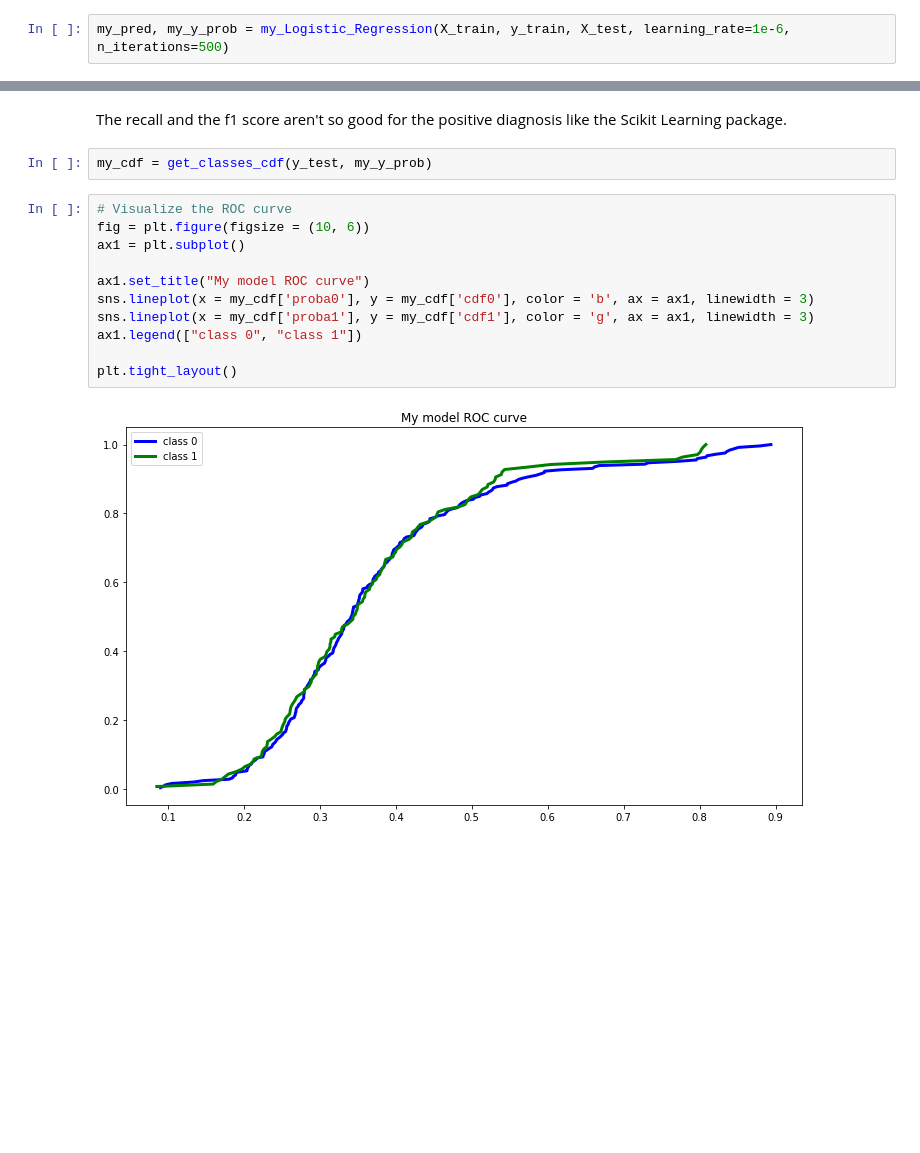
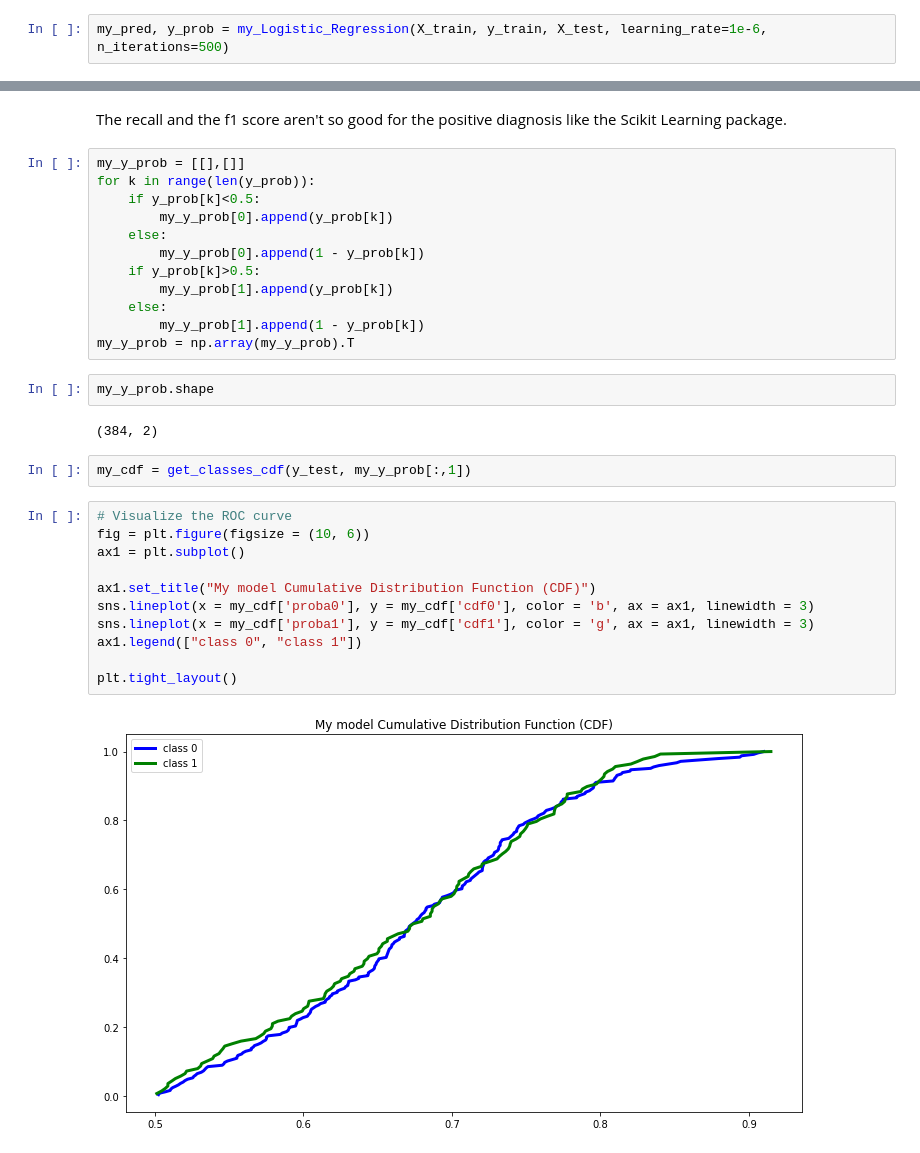
Before and after one commit to dimasjackson/Logistic-Regression-Clearly-Explained, a Jupyter notebook: logistic-regression-clearly-explained.ipynb, the cells around one changed output, grey strips where cells are left out. Cells and saved outputs as stored; diff of their text form; blank space fills up the shorter version.

Commit message:
Kaggle Notebook | Logistic Regression Clearly Explained | Version 11

```diff
--- a/logistic-regression-clearly-explained.ipynb
+++ b/logistic-regression-clearly-explained.ipynb
@@ -346,7 +364,7 @@ ROC AUC: 0.8303
 # %% [markdown]
 # Comparing our Logistic Model with the Scikit Learning Class
 # %%
-my_pred, my_y_prob = my_Logistic_Regression(X_train, y_train, X_test, learning_rate=1e-6, n_iterations=500)
+my_pred, y_prob = my_Logistic_Regression(X_train, y_train, X_test, learning_rate=1e-6, n_iterations=500)
 # %%
 accuracy_score(y_test, my_pred)
 # %% [output]
@@ -436,20 +454,36 @@ print(classification_report(y_test, my_pred))
 weighted avg       0.61      0.64      0.60       384
 # %% [markdown]
 The recall and the f1 score aren't so good for the positive diagnosis like the Scikit Learning package.
+# %%
+my_y_prob = [[],[]]
+for k in range(len(y_prob)):
+    if y_prob[k]<0.5:
+        my_y_prob[0].append(y_prob[k])
+    else:
+        my_y_prob[0].append(1 - y_prob[k])
+    if y_prob[k]>0.5:
+        my_y_prob[1].append(y_prob[k])
+    else:
+        my_y_prob[1].append(1 - y_prob[k])
+my_y_prob = np.array(my_y_prob).T
+# %%
+my_y_prob.shape
+# %% [output]
+(384, 2)
 # %%
-my_cdf = get_classes_cdf(y_test, my_y_prob)
+my_cdf = get_classes_cdf(y_test, my_y_prob[:,1])
 # %%
 # Visualize the ROC curve
 fig = plt.figure(figsize = (10, 6))
 ax1 = plt.subplot()
 
-ax1.set_title("My model ROC curve")
+ax1.set_title("My model Cumulative Distribution Function (CDF)")
 sns.lineplot(x = my_cdf['proba0'], y = my_cdf['cdf0'], color = 'b', ax = ax1, linewidth = 3)
 sns.lineplot(x = my_cdf['proba1'], y = my_cdf['cdf1'], color = 'g', ax = ax1, linewidth = 3)
 ax1.legend(["class 0", "class 1"])
 
 plt.tight_layout()
 # %% [output]
-[figure, old version]
+[figure, new version]
 # %%
 print("My classifier:")
```
Also changed, not shown: parts of 12 cells of this notebook.
